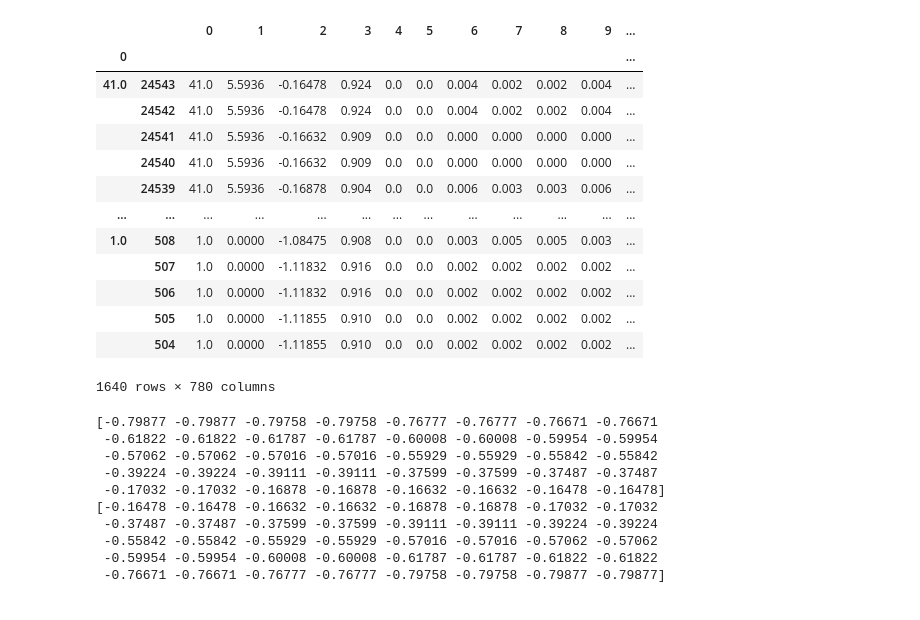
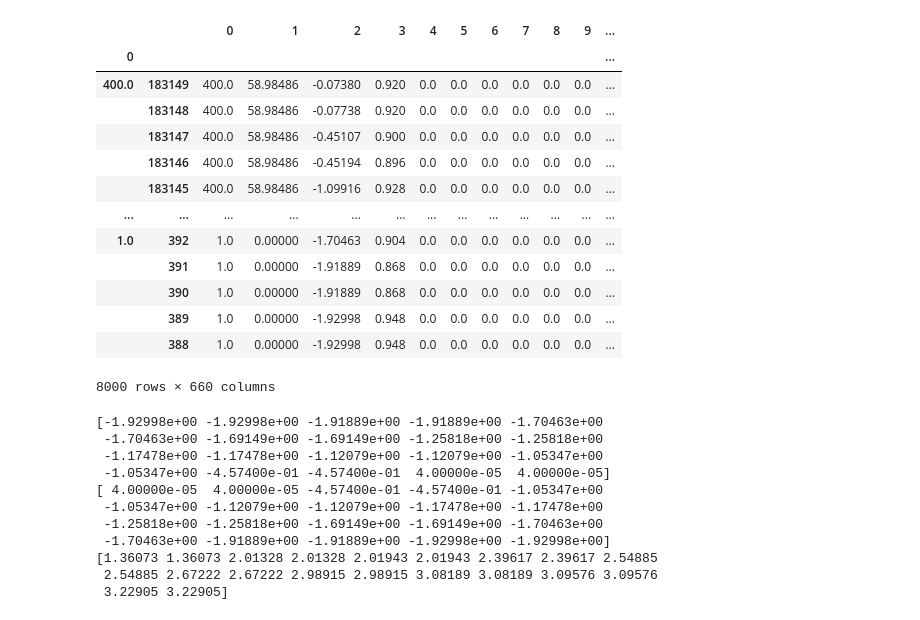
Before and after one commit to yinan-c/exciton_decomposition, a Jupyter notebook: read_kpdos.ipynb, the cells around one changed output. Drawn from its saved outputs; the diff is of its cells as text; code cells hidden in the pictures.

```diff
--- a/read_kpdos.ipynb
+++ b/read_kpdos.ipynb
@@ -73,11 +73,13 @@ def plot_for_k(k_select):
             temp_contrib_v_dict[(iN_S,k_select)] = temp_contrib_v
     return nS, nk, nc, nv
 # %%
+nk = 400
 scale = 10E2
 e_min = 0
 e_high = 5
-nk = 42
+
 for k in range(0,nk):
     nS, nk, nc, nv = plot_for_k(k)
     #print(temp_contrib_c_dict)
     #print(temp_contrib_v_dict)
+print(nk)
@@ -115,45 +119,47 @@ n_k
 # %%
 # For every k, find the corresponding pdos
 # Before that, we need to isolating only the middle nv+nc rows for each k, corresponding to the nv valence and nc conduction bands
 
 # First group df by the first column, then operate on each group
 # For each group, take out the middle nv+nc rows around fermi, i.e. fermi - nv : fermi + nc
 # ! Locate the position of fermi, i.e. the position where df[2] changes from negative to positive. Here I just hard-coded it for now
 
-fermi = 544 # VBM - start + 1
+fermi = 408 # VBM - start + 1
 
 conduction_df = df.groupby(0).apply(lambda x: x.iloc[fermi:fermi+nc,:])
 valence_df = df.groupby(0).apply(lambda x: x.iloc[fermi-nv:fermi,:])
 reversed_valence_df = valence_df.iloc[::-1,:]
 reversed_valence_df
 # %% [output]
 |  |  | 0 | 1 | 2 | 3 | 4 | 5 | 6 | 7 | 8 | 9 | ... |
 | 0 |  |  |  |  |  |  |  |  |  |  |  | ... |
-| 41.0 | 24543 | 41.0 | 5.5936 | -0.16478 | 0.924 | 0.0 | 0.0 | 0.004 | 0.002 | 0.002 | 0.004 | ... |
-|  | 24542 | 41.0 | 5.5936 | -0.16478 | 0.924 | 0.0 | 0.0 | 0.004 | 0.002 | 0.002 | 0.004 | ... |
-|  | 24541 | 41.0 | 5.5936 | -0.16632 | 0.909 | 0.0 | 0.0 | 0.000 | 0.000 | 0.000 | 0.000 | ... |
-|  | 24540 | 41.0 | 5.5936 | -0.16632 | 0.909 | 0.0 | 0.0 | 0.000 | 0.000 | 0.000 | 0.000 | ... |
-|  | 24539 | 41.0 | 5.5936 | -0.16878 | 0.904 | 0.0 | 0.0 | 0.006 | 0.003 | 0.003 | 0.006 | ... |
+| 400.0 | 183149 | 400.0 | 58.98486 | -0.07380 | 0.920 | 0.0 | 0.0 | 0.0 | 0.0 | 0.0 | 0.0 | ... |
+|  | 183148 | 400.0 | 58.98486 | -0.07738 | 0.920 | 0.0 | 0.0 | 0.0 | 0.0 | 0.0 | 0.0 | ... |
+|  | 183147 | 400.0 | 58.98486 | -0.45107 | 0.900 | 0.0 | 0.0 | 0.0 | 0.0 | 0.0 | 0.0 | ... |
+|  | 183146 | 400.0 | 58.98486 | -0.45194 | 0.896 | 0.0 | 0.0 | 0.0 | 0.0 | 0.0 | 0.0 | ... |
+|  | 183145 | 400.0 | 58.98486 | -1.09916 | 0.928 | 0.0 | 0.0 | 0.0 | 0.0 | 0.0 | 0.0 | ... |
 | ... | ... | ... | ... | ... | ... | ... | ... | ... | ... | ... | ... | ... |
-| 1.0 | 508 | 1.0 | 0.0000 | -1.08475 | 0.908 | 0.0 | 0.0 | 0.003 | 0.005 | 0.005 | 0.003 | ... |
-|  | 507 | 1.0 | 0.0000 | -1.11832 | 0.916 | 0.0 | 0.0 | 0.002 | 0.002 | 0.002 | 0.002 | ... |
-|  | 506 | 1.0 | 0.0000 | -1.11832 | 0.916 | 0.0 | 0.0 | 0.002 | 0.002 | 0.002 | 0.002 | ... |
-|  | 505 | 1.0 | 0.0000 | -1.11855 | 0.910 | 0.0 | 0.0 | 0.002 | 0.002 | 0.002 | 0.002 | ... |
-|  | 504 | 1.0 | 0.0000 | -1.11855 | 0.910 | 0.0 | 0.0 | 0.002 | 0.002 | 0.002 | 0.002 | ... |
+| 1.0 | 392 | 1.0 | 0.00000 | -1.70463 | 0.904 | 0.0 | 0.0 | 0.0 | 0.0 | 0.0 | 0.0 | ... |
+|  | 391 | 1.0 | 0.00000 | -1.91889 | 0.868 | 0.0 | 0.0 | 0.0 | 0.0 | 0.0 | 0.0 | ... |
+|  | 390 | 1.0 | 0.00000 | -1.91889 | 0.868 | 0.0 | 0.0 | 0.0 | 0.0 | 0.0 | 0.0 | ... |
+|  | 389 | 1.0 | 0.00000 | -1.92998 | 0.948 | 0.0 | 0.0 | 0.0 | 0.0 | 0.0 | 0.0 | ... |
+|  | 388 | 1.0 | 0.00000 | -1.92998 | 0.948 | 0.0 | 0.0 | 0.0 | 0.0 | 0.0 | 0.0 | ... |
-1640 rows × 780 columns
+8000 rows × 660 columns
 # %%
 valence_df.loc[1]
-print(valence_df.loc[41][2].values)
-print(reversed_valence_df.loc[41][2].values)
+print(valence_df.loc[1][2].values)
+print(reversed_valence_df.loc[1][2].values)
+print(conduction_df.loc[1][2].values)
 # %% [output]
-[-0.79877 -0.79877 -0.79758 -0.79758 -0.76777 -0.76777 -0.76671 -0.76671
- -0.61822 -0.61822 -0.61787 -0.61787 -0.60008 -0.60008 -0.59954 -0.59954
- -0.57062 -0.57062 -0.57016 -0.57016 -0.55929 -0.55929 -0.55842 -0.55842
- -0.39224 -0.39224 -0.39111 -0.39111 -0.37599 -0.37599 -0.37487 -0.37487
- -0.17032 -0.17032 -0.16878 -0.16878 -0.16632 -0.16632 -0.16478 -0.16478]
-[-0.16478 -0.16478 -0.16632 -0.16632 -0.16878 -0.16878 -0.17032 -0.17032
- -0.37487 -0.37487 -0.37599 -0.37599 -0.39111 -0.39111 -0.39224 -0.39224
- -0.55842 -0.55842 -0.55929 -0.55929 -0.57016 -0.57016 -0.57062 -0.57062
- -0.59954 -0.59954 -0.60008 -0.60008 -0.61787 -0.61787 -0.61822 -0.61822
- -0.76671 -0.76671 -0.76777 -0.76777 -0.79758 -0.79758 -0.79877 -0.79877]
+[-1.92998e+00 -1.92998e+00 -1.91889e+00 -1.91889e+00 -1.70463e+00
+ -1.70463e+00 -1.69149e+00 -1.69149e+00 -1.25818e+00 -1.25818e+00
+ -1.17478e+00 -1.17478e+00 -1.12079e+00 -1.12079e+00 -1.05347e+00
+ -1.05347e+00 -4.57400e-01 -4.57400e-01  4.00000e-05  4.00000e-05]
+[ 4.00000e-05  4.00000e-05 -4.57400e-01 -4.57400e-01 -1.05347e+00
+ -1.05347e+00 -1.12079e+00 -1.12079e+00 -1.17478e+00 -1.17478e+00
+ -1.25818e+00 -1.25818e+00 -1.69149e+00 -1.69149e+00 -1.70463e+00
+ -1.70463e+00 -1.91889e+00 -1.91889e+00 -1.92998e+00 -1.92998e+00]
+[1.36073 1.36073 2.01328 2.01328 2.01943 2.01943 2.39617 2.39617 2.54885
+ 2.54885 2.67222 2.67222 2.98915 2.98915 3.08189 3.08189 3.09576 3.09576
+ 3.22905 3.22905]
 # %%
```
Also changed, not shown: parts of 11 cells of this notebook.
